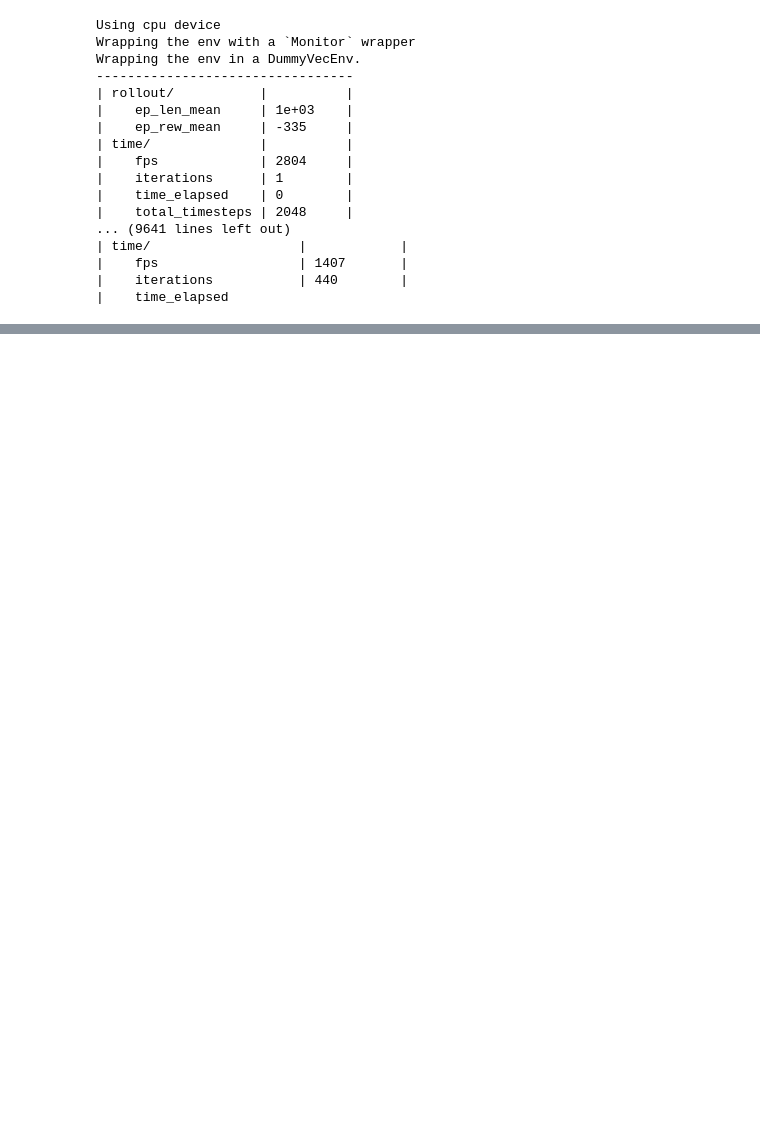
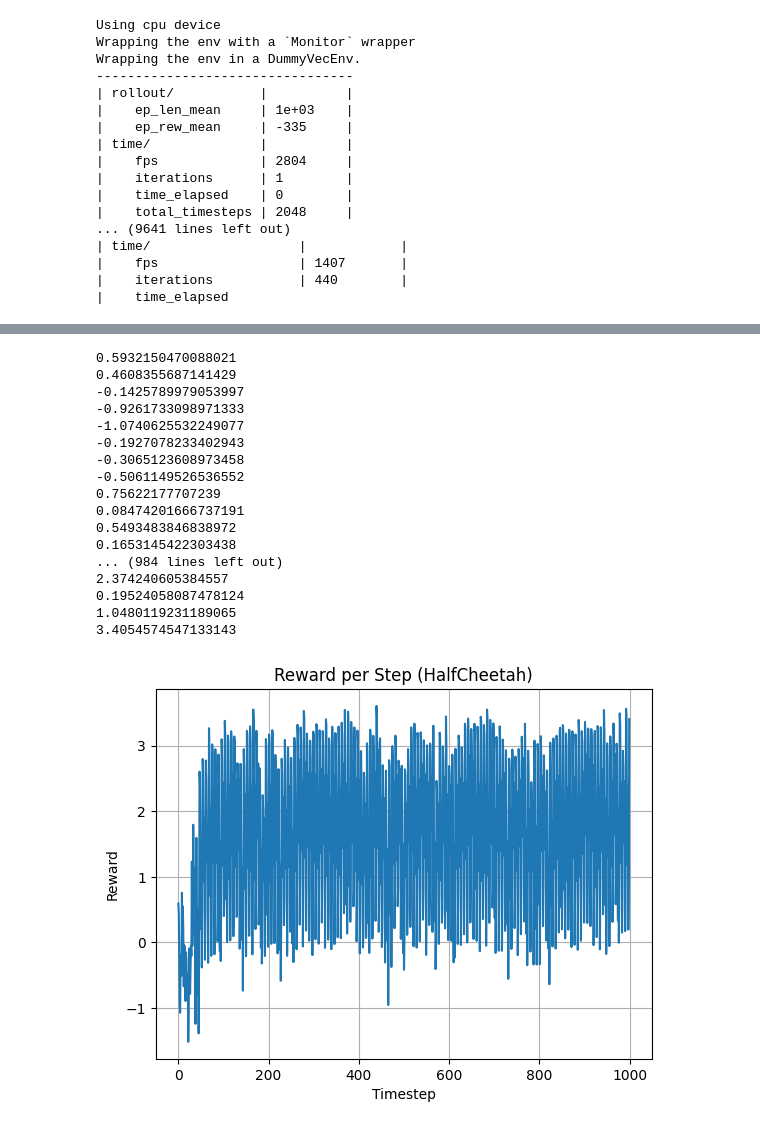
Before and after one commit to yashphalle/Half-Cheetah-RL-Project, a Jupyter notebook: env.ipynb, the cells around one changed output, grey strips where cells are left out. Drawn from its saved outputs; the diff is of its cells as text; code cells hidden in the pictures; blank space fills up the shorter version.

```diff
--- a/env.ipynb
+++ b/env.ipynb
@@ -35,3 +33,7 @@ Wrapping the env in a DummyVecEnv.
 |    fps                  | 1407       |
 |    iterations           | 440        |
 |    time_elapsed
+# %%
+model = PPO.load("ppo_halfcheetah.zip")
+
+print(model.policy)
@@ -37,0 +58,49 @@ Wrapping the env in a DummyVecEnv.
+# %%
+import matplotlib.pyplot as plt
+import time
+# Create the environment (no rendering)
+env = gym.make("HalfCheetah-v5", render_mode="human")
+obs, _ = env.reset()
+
+# Store rewards for plotting
+rewards = []
+
+# Run the model
+for _ in range(1000):
+    action, _states = model.predict(obs, deterministic=True)
+    obs, reward, done, truncated, info = env.step(action)
+    print(reward)
+    rewards.append(reward)
+
+    if done or truncated:
+        obs, _ = env.reset()
+    time.sleep(0.1)
+
+env.close()
+
+# Plot the rewards
+plt.plot(rewards)
+plt.title("Reward per Step (HalfCheetah)")
+plt.xlabel("Timestep")
+plt.ylabel("Reward")
+plt.grid(True)
+plt.show()
+# %% [output]
+0.5932150470088021
+0.4608355687141429
+-0.1425789979053997
+-0.9261733098971333
+-1.0740625532249077
+-0.1927078233402943
+-0.3065123608973458
+-0.5061149526536552
+0.75622177707239
+0.08474201666737191
+0.5493483846838972
+0.1653145422303438
+... (984 lines left out)
+2.374240605384557
+0.19524058087478124
+1.0480119231189065
+3.4054574547133143
+[figure, added]
```
Also changed, not shown: parts of 4 cells of this notebook, 1 other file.
